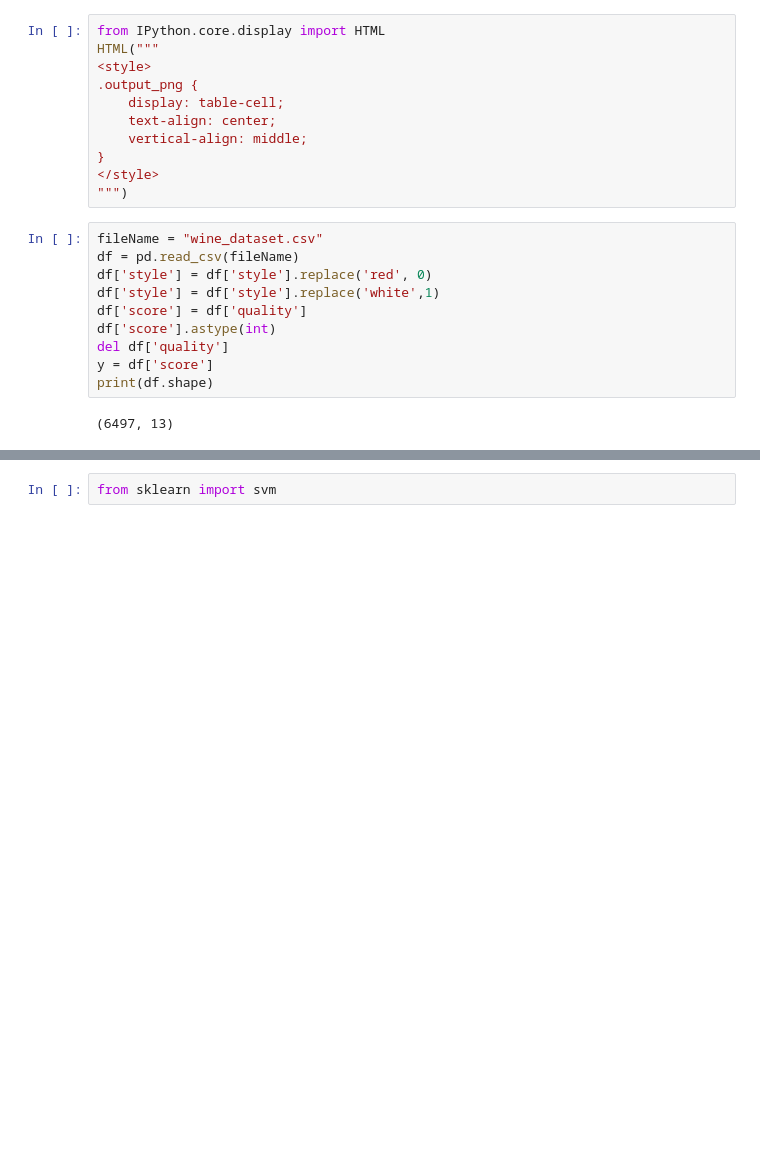
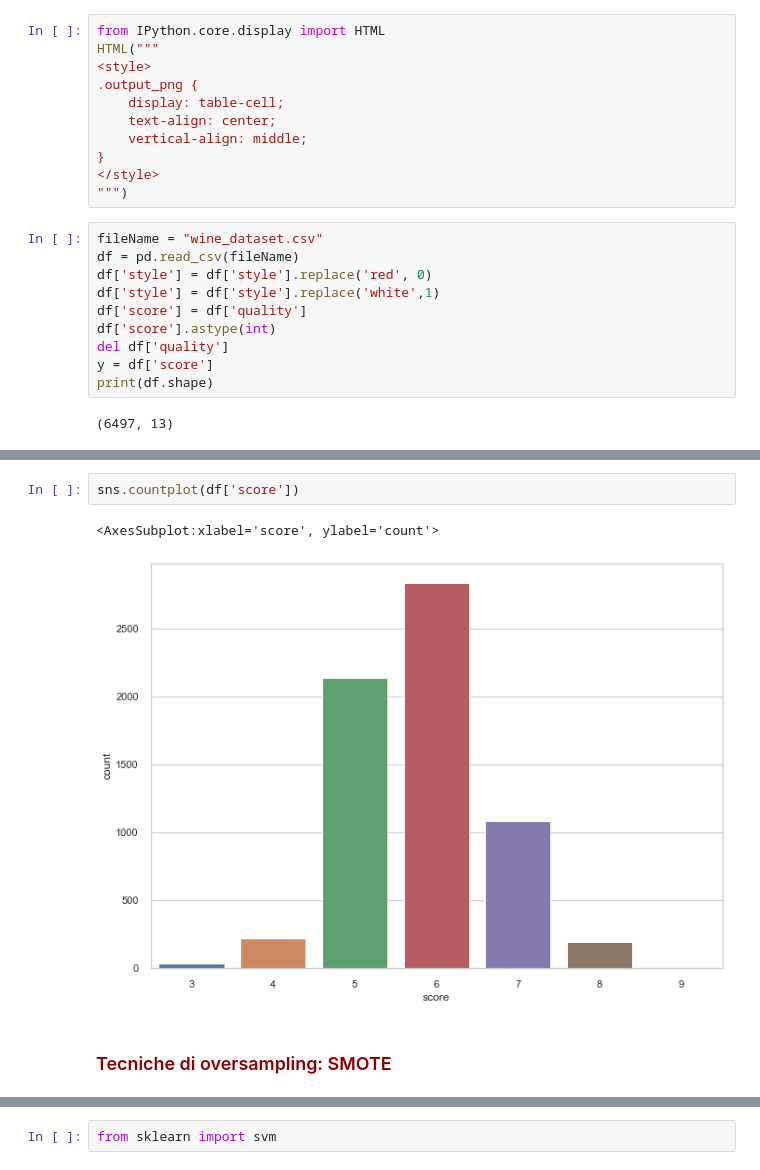
Before and after one commit to andreasala98/WineClass, a Jupyter notebook: WineClassifier.ipynb, the cells around one changed output, grey strips where cells are left out. Cells and saved outputs as stored; diff of their text form; blank space fills up the shorter version.

```diff
--- a/WineClassifier.ipynb
+++ b/WineClassifier.ipynb
@@ -61,0 +61,7 @@ df.head()
+# %%
+sns.countplot(df['score'])
+# %% [output]
+<AxesSubplot:xlabel='score', ylabel='count'>
+[figure, added]
+# %% [markdown]
+### <span style="color:darkred"> Tecniche di oversampling: SMOTE </span>
```
Also changed, not shown: parts of 53 cells of this notebook.
